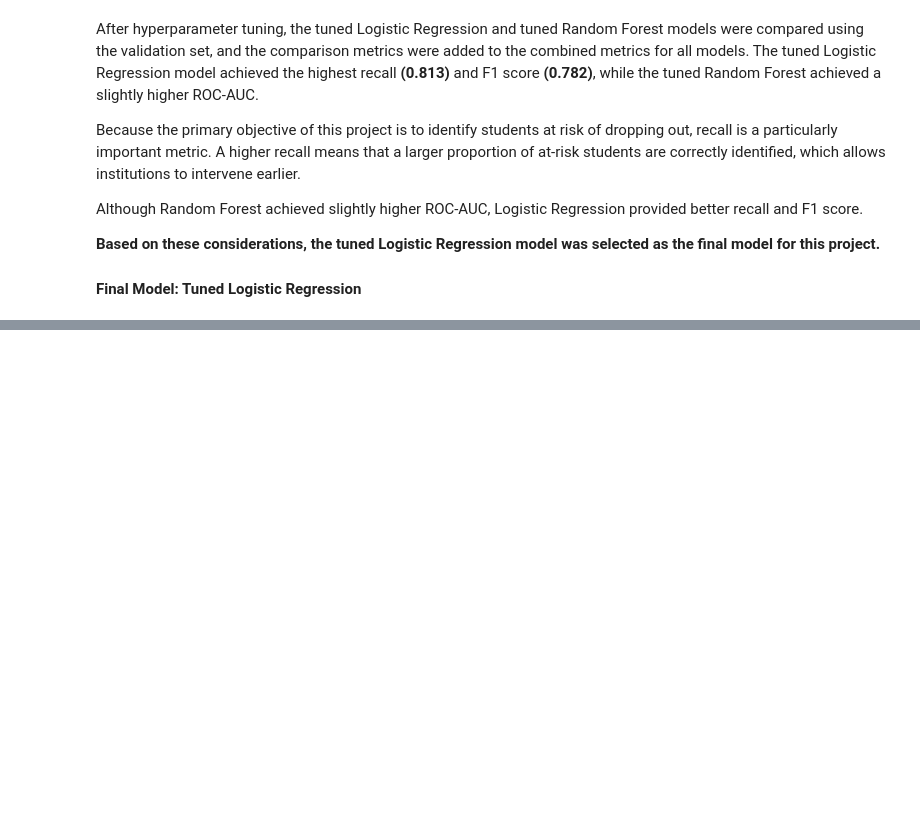
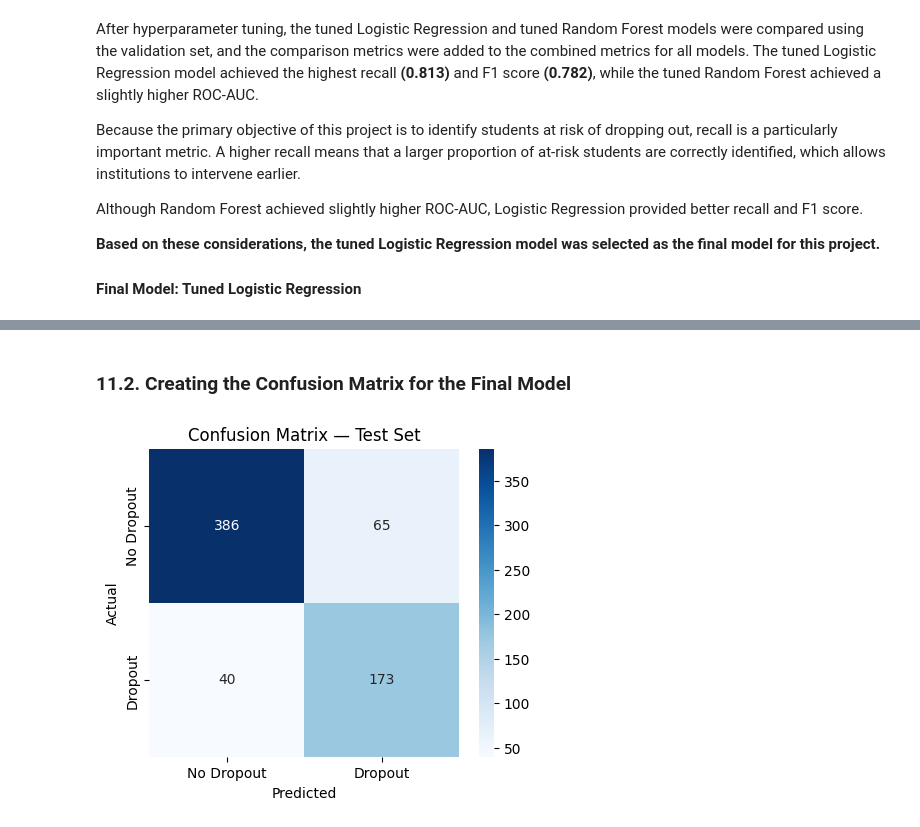
Before and after one commit to dziaoure/ai-ml-ucberkeley, a Jupyter notebook: capstone-project/capstone.ipynb, the cells around one changed output, grey strips where cells are left out. Drawn from its saved outputs; the diff is of its cells as text; code cells hidden in the pictures; blank space fills up the shorter version.

Commit message:
feat: evaluate the final model

```diff
--- a/capstone-project/capstone.ipynb
+++ b/capstone-project/capstone.ipynb
@@ -1244,0 +1249,17 @@ Although Random Forest achieved slightly higher ROC-AUC, Logistic Regression pro
+# %%
+# Final evaluation on test set
+test_preds = best_logreg.predict(X_test)
+test_proba = best_logreg.predict_proba(X_test)[:, 1]
+
+test_accuracy = accuracy_score(y_test, test_preds)
+test_precision = precision_score(y_test, test_preds)
+test_recall = recall_score(y_test, test_preds)
+test_f1 = f1_score(y_test, test_preds)
+test_auc = roc_auc_score(y_test, test_proba)
+
+print('Final Model Performance (Test Set)')
+print(f'Accuracy:  {test_accuracy:.4f}')
+print(f'Precision: {test_precision:.4f}')
+print(f'Recall:    {test_recall:.4f}')
+print(f'F1 Score:  {test_f1:.4f}')
+print(f'ROC-AUC:   {test_auc:.4f}')
@@ -1244,0 +1281,26 @@ Although Random Forest achieved slightly higher ROC-AUC, Logistic Regression pro
+# %% [markdown]
+### 11.2. Creating the Confusion Matrix for the Final Model
+# %%
+import seaborn as sns
+import matplotlib.pyplot as plt
+from sklearn.metrics import confusion_matrix
+
+cm = confusion_matrix(y_test, test_preds)
+
+plt.figure(figsize=(5,4))
+sns.heatmap(
+    cm,
+    annot=True,
+    fmt='d',
+    cmap='Blues',
+    xticklabels=['No Dropout', 'Dropout'],
+    yticklabels=['No Dropout', 'Dropout']
+)
+
+plt.title('Confusion Matrix — Test Set')
+plt.xlabel('Predicted')
+plt.ylabel('Actual')
+plt.savefig('images/confusion-matrix-final-model.png')
+plt.show()
+# %% [output]
+[figure, added]
```
Also changed, not shown: parts of 8 cells of this notebook, 2 other files.
